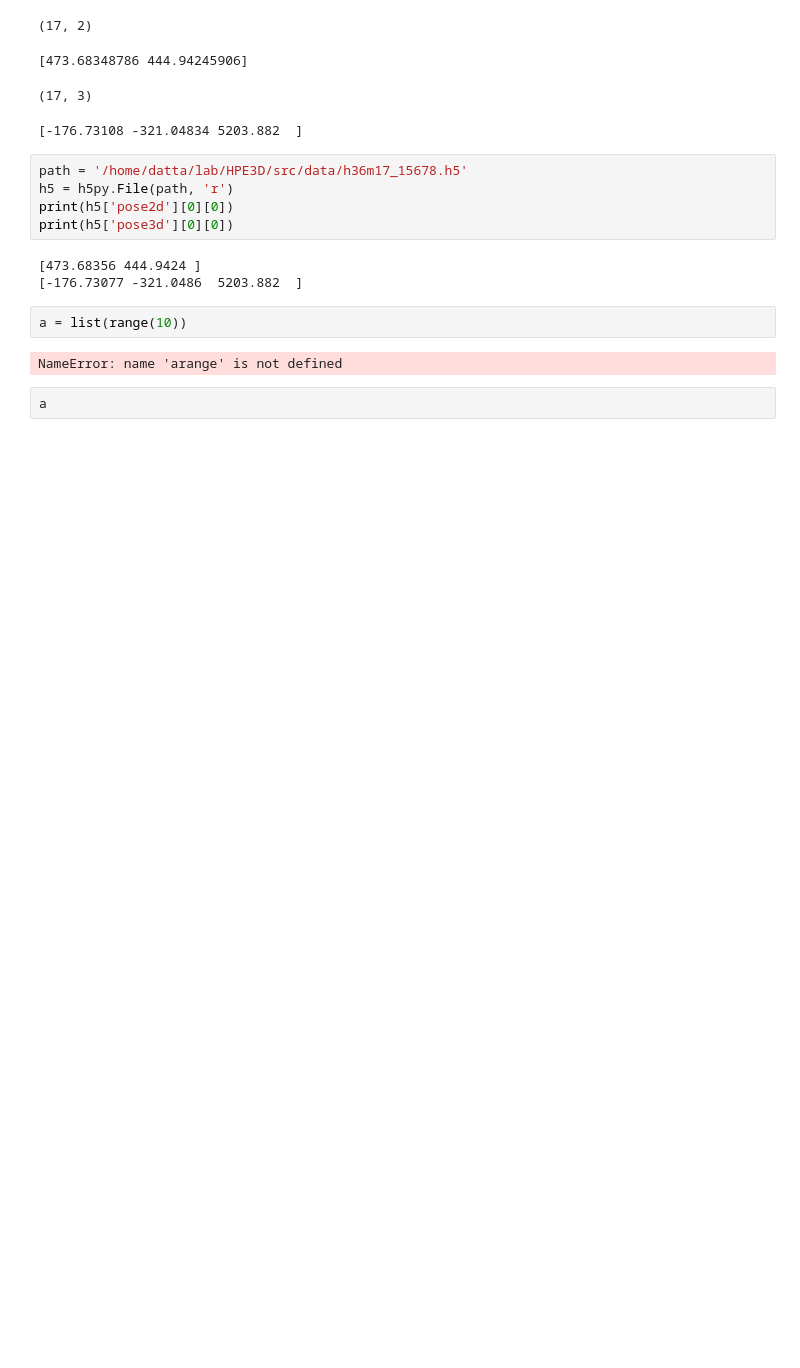
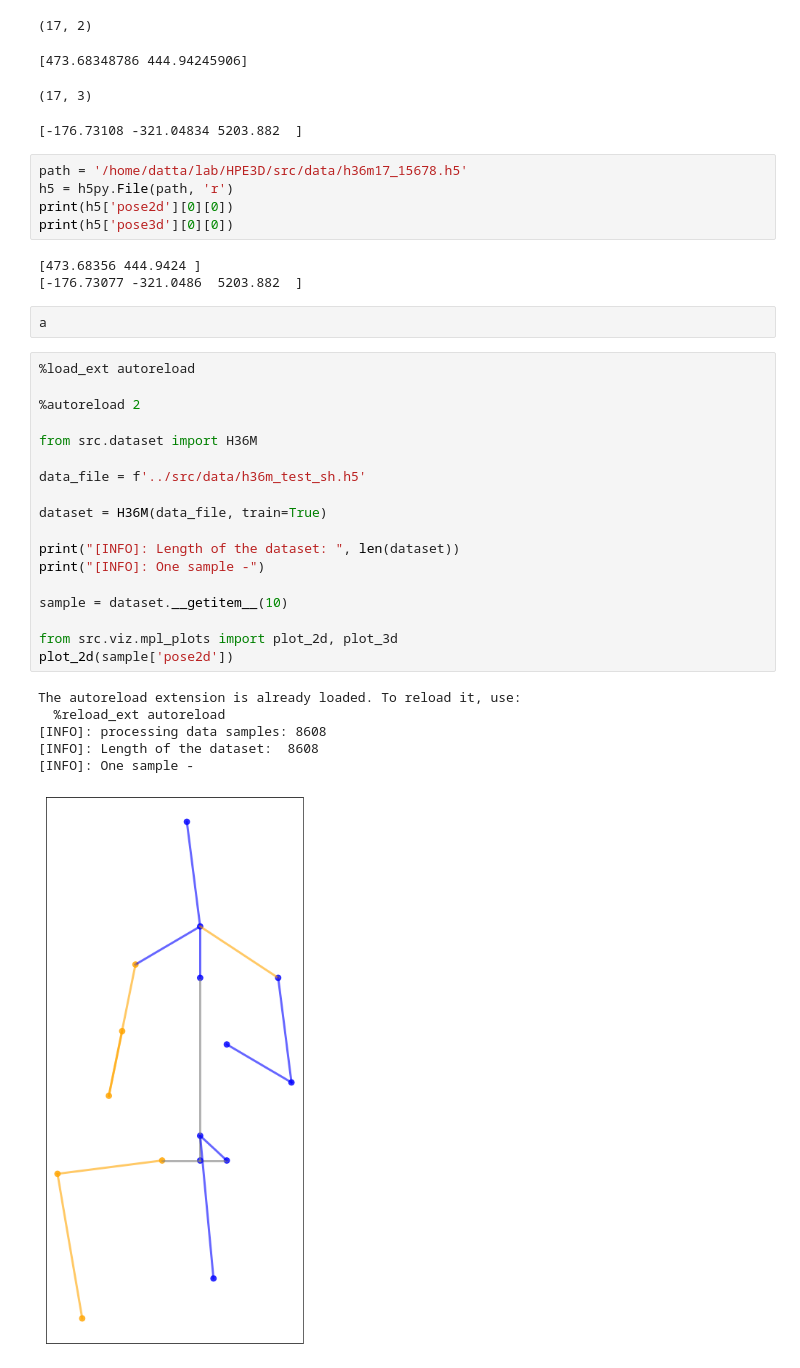
Before and after one commit to bsridatta/HPE3D, a Jupyter notebook: notebooks/check_h5s.ipynb, the cells around one changed output. Cells and saved outputs as stored; diff of their text form; blank space fills up the shorter version.

Commit message:
log images

```diff
--- a/notebooks/check_h5s.ipynb
+++ b/notebooks/check_h5s.ipynb
@@ -44,9 +44,30 @@ print(h5['pose3d'][0][0])
 # %% [output]
 [473.68356 444.9424 ]
 [-176.73077 -321.0486  5203.882  ]
-# %%
-a = list(range(10))
-# %% [output]
-NameError: name 'arange' is not defined
 # %%
 a
+# %%
+%load_ext autoreload
+
+%autoreload 2
+
+from src.dataset import H36M
+
+data_file = f'../src/data/h36m_test_sh.h5'
+
+dataset = H36M(data_file, train=True)
+
+print("[INFO]: Length of the dataset: ", len(dataset))
+print("[INFO]: One sample -")
+
+sample = dataset.__getitem__(10)
+
+from src.viz.mpl_plots import plot_2d, plot_3d
+plot_2d(sample['pose2d'])
+# %% [output]
+The autoreload extension is already loaded. To reload it, use:
+  %reload_ext autoreload
+[INFO]: processing data samples: 8608
+[INFO]: Length of the dataset:  8608
+[INFO]: One sample -
+[figure, added]
```
Also changed, not shown: parts of 1 cell of this notebook, 2 other files.
